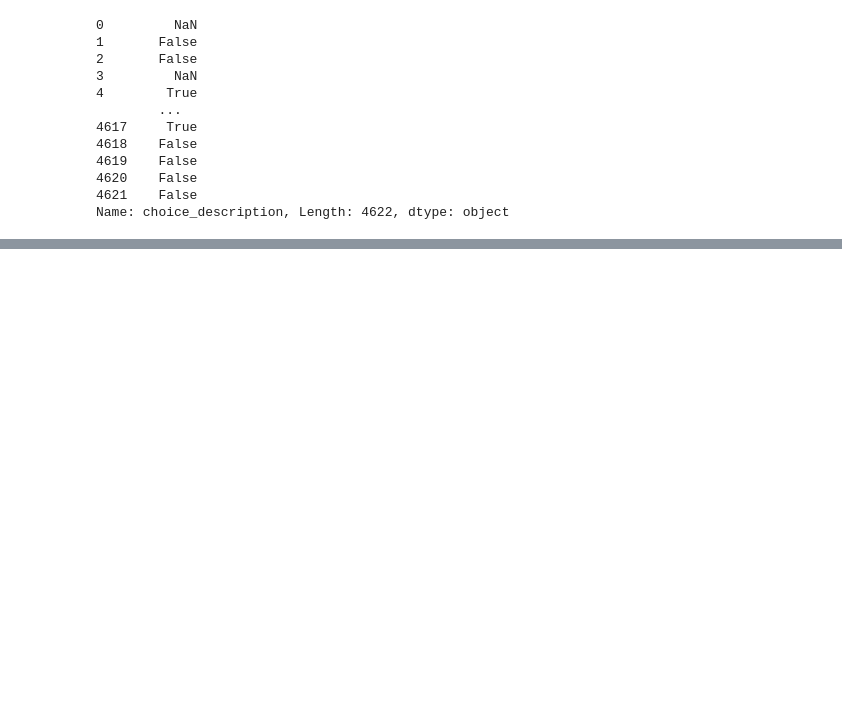
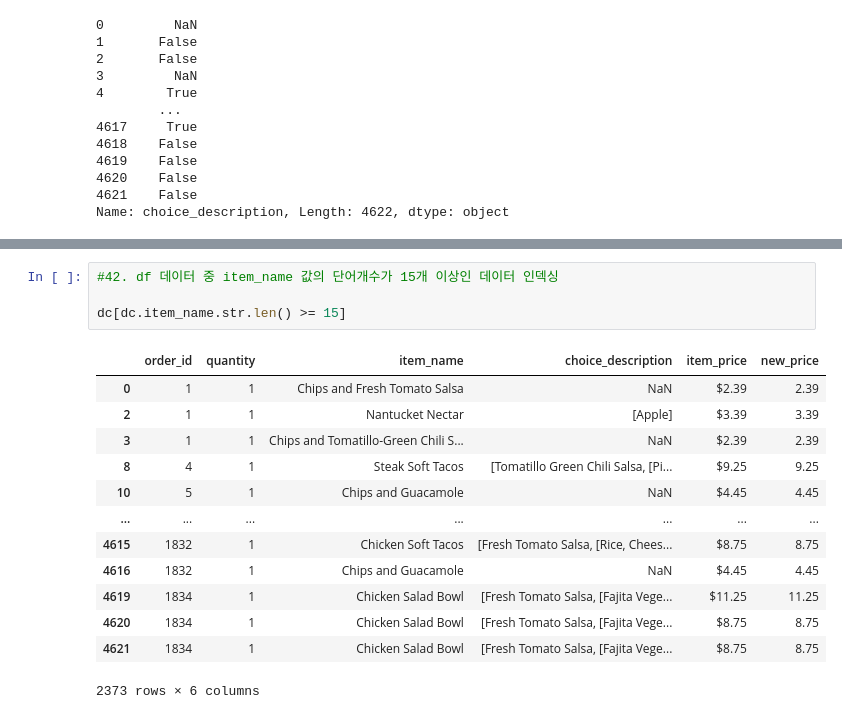
Before and after one commit to HyunJunSon/NIPA-ORACLE, a Jupyter notebook: pandas_tutorial.ipynb, the cells around one changed output, grey strips where cells are left out. Drawn from its saved outputs; the diff is of its cells as text; blank space fills up the shorter version.

```diff
--- a/pandas_tutorial.ipynb
+++ b/pandas_tutorial.ipynb
@@ -493,0 +509,18 @@ Name: choice_description, Length: 4622, dtype: object
+# %%
+#42. df 데이터 중 item_name 값의 단어개수가 15개 이상인 데이터 인덱싱
+
+dc[dc.item_name.str.len() >= 15]
+# %% [output]
+|  | order_id | quantity | item_name | choice_description | item_price | new_price |
+| 0 | 1 | 1 | Chips and Fresh Tomato Salsa | NaN | $2.39 | 2.39 |
+| 2 | 1 | 1 | Nantucket Nectar | [Apple] | $3.39 | 3.39 |
+| 3 | 1 | 1 | Chips and Tomatillo-Green Chili S... | NaN | $2.39 | 2.39 |
+| 8 | 4 | 1 | Steak Soft Tacos | [Tomatillo Green Chili Salsa, [Pi... | $9.25 | 9.25 |
+| 10 | 5 | 1 | Chips and Guacamole | NaN | $4.45 | 4.45 |
+| ... | ... | ... | ... | ... | ... | ... |
+| 4615 | 1832 | 1 | Chicken Soft Tacos | [Fresh Tomato Salsa, [Rice, Chees... | $8.75 | 8.75 |
+| 4616 | 1832 | 1 | Chips and Guacamole | NaN | $4.45 | 4.45 |
+| 4619 | 1834 | 1 | Chicken Salad Bowl | [Fresh Tomato Salsa, [Fajita Vege... | $11.25 | 11.25 |
+| 4620 | 1834 | 1 | Chicken Salad Bowl | [Fresh Tomato Salsa, [Fajita Vege... | $8.75 | 8.75 |
+| 4621 | 1834 | 1 | Chicken Salad Bowl | [Fresh Tomato Salsa, [Fajita Vege... | $8.75 | 8.75 |
+2373 rows × 6 columns
```
Also changed, not shown: parts of 7 cells of this notebook, 3 other files.
